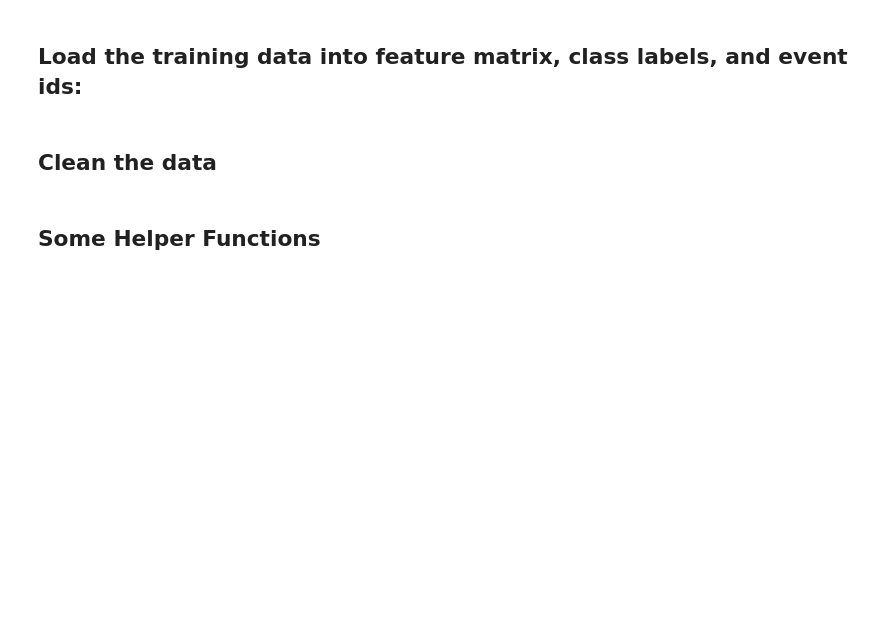
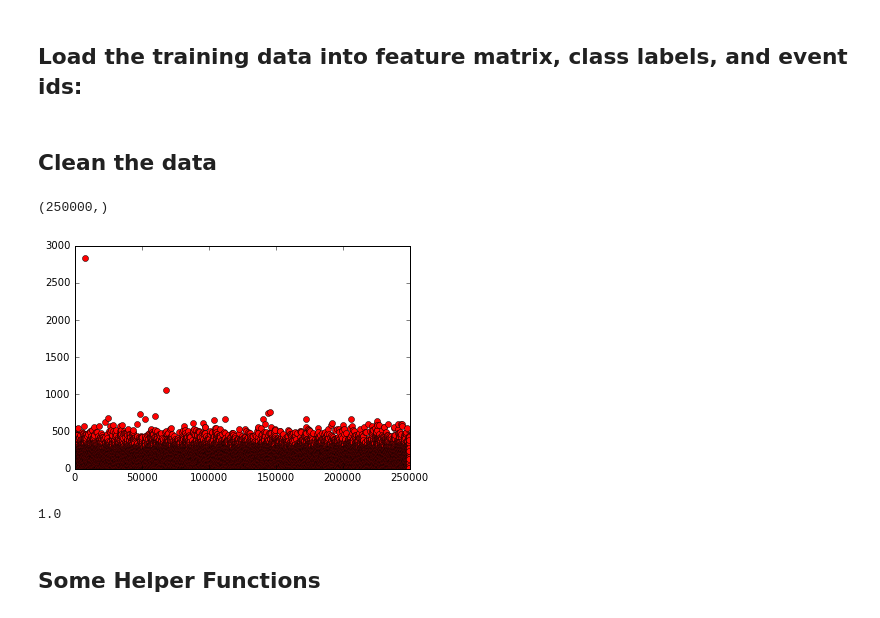
Before and after one commit to rbsteinm/Higgs-Boson-Machine-Learning-Challenge, a Jupyter notebook: project1.ipynb, the cells around one changed output. Cells and saved outputs as stored; diff of their text form; code cells hidden in the pictures; blank space fills up the shorter version.

```diff
--- a/project1.ipynb
+++ b/project1.ipynb
@@ -22,3 +17,13 @@ y, tX, ids = load_csv_data("../data/train.csv")
+# %%
+# TODO
+print(np.shape(tX[:, 0]))
+plt.plot(tX[:, 3], 'ro')
+plt.show()
+print(y[200])
+# %% [output]
+(250000,)
+[figure, added]
+1.0
 # %% [markdown]
 ## Some Helper Functions
 # %%
```
Also changed, not shown: parts of 5 cells of this notebook, 11 other files.
